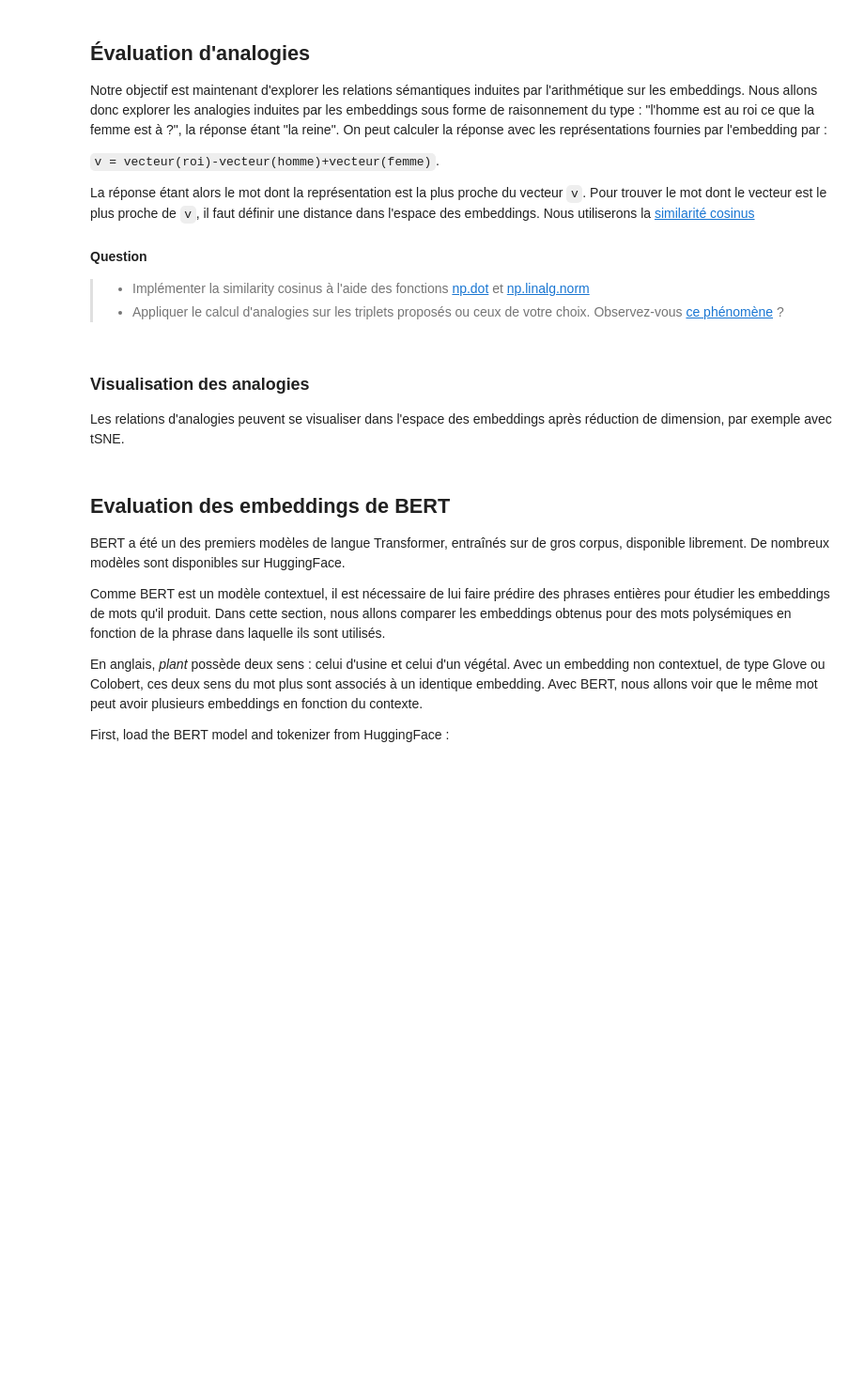
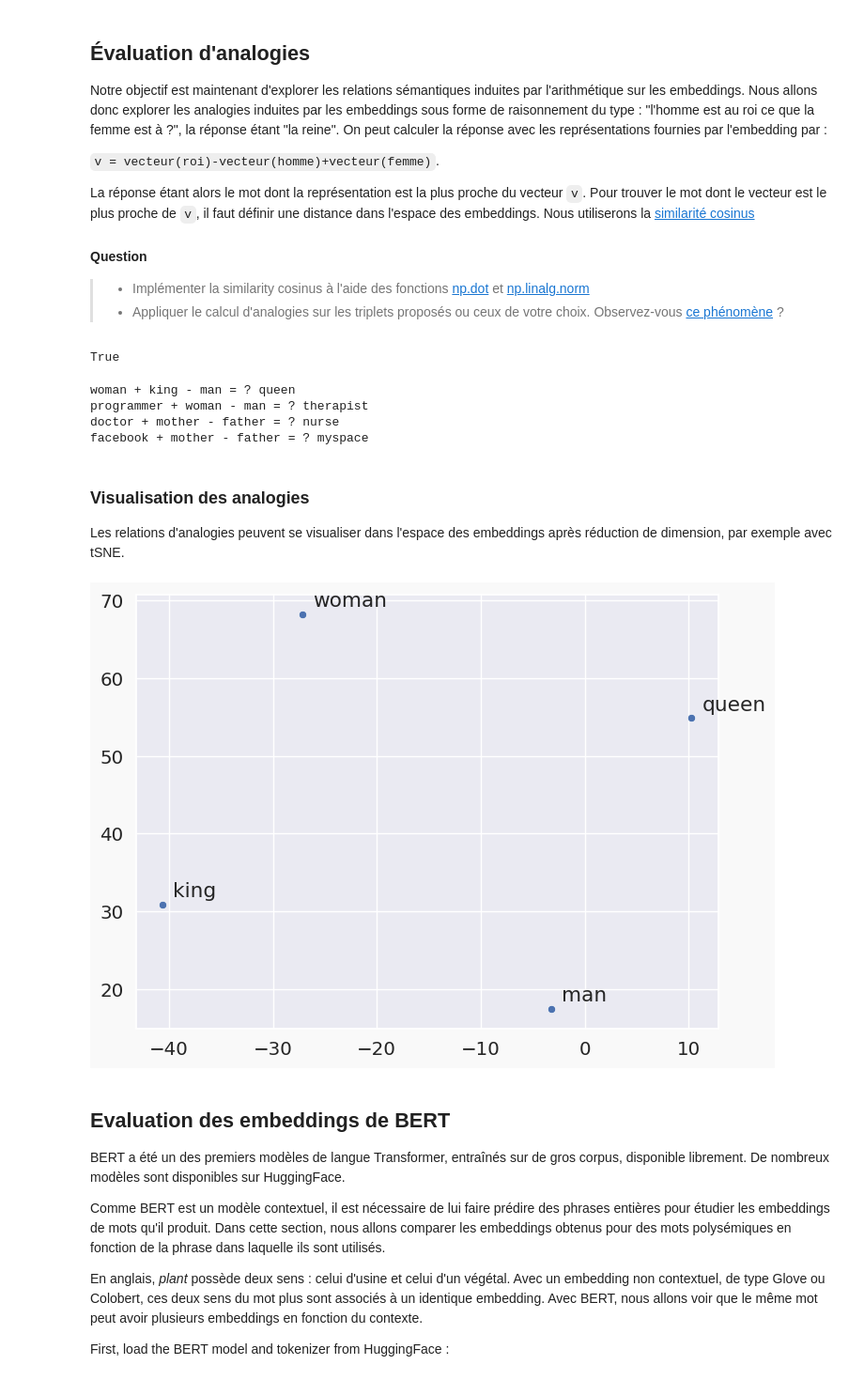
Before and after one commit to tonylauze/nlp-lab-text-embedding, a Jupyter notebook: Embeddings_20024.ipynb, the cells around one changed output. Shown: that part at 94% size. Drawn from its saved outputs; the diff is of its cells as text; code cells hidden in the pictures; blank space fills up the shorter version.

```diff
--- a/Embeddings_20024.ipynb
+++ b/Embeddings_20024.ipynb
@@ -325,0 +351,22 @@ for embeddings_name, embeddings in [('collobert', collobert_embeddings), ('glove
+# %%
+from polyglot.mapping import Embedding
+import numpy as np
+
+results_similarity = []
+
+# Charger les embeddings en utilisant la fonction Embedding.from_glove de Polyglot
+glove_embed = Embedding.from_glove('data/glove.6B.50d.txt')
+collobert_embed = Embedding.from_glove('data/collobert.txt')
+
+for embeddings_name, embeddings in [('collobert', collobert_embed), ('glove', glove_embed)]:
+    # Loop on datasets
+    for name, dataset in similarity_tasks.items():
+        # Compute similarity
+        score = similarity.evaluate_similarity(embeddings, dataset.X, dataset.y)
+
+        # Store the result in the list as a dictionary
+        similarity_results.append({'Embeddings': embeddings_name, 'Dataset': name, 'Score': score})
+
+# Print the results
+for result in similarity_results:
+    print(result)
@@ -365,9 +433,16 @@ La réponse étant alors le mot dont la représentation est la plus proche du ve
 #### Question
 >* Implémenter la similarity cosinus à l'aide des fonctions [np.dot](https://docs.scipy.org/doc/numpy/reference/generated/numpy.dot.html#numpy.dot) et [np.linalg.norm](https://docs.scipy.org/doc/numpy/reference/generated/numpy.linalg.norm.html#numpy.linalg.norm)
 >* Appliquer le calcul d'analogies sur les triplets proposés ou ceux de votre choix. Observez-vous [ce phénomène](https://arxiv.org/pdf/1607.06520.pdf) ?
+# %%
+print('woman' in collobert_embeddings.vocabulary)
+# %% [output]
+True
 # %%
 def my_cosine_similarity(a,b):
-    # YOUR CODE HERE
+    return np.dot(a, b) / (np.linalg.norm(a) * np.linalg.norm(b))
+
+glove_embeddings = Embedding.from_glove('data/glove.6B.50d.txt')
+collobert_embeddings = Embedding.from_glove('data/collobert.txt')
 
 def sorted_by_similarity(word_embeddings, base_vector):
     """Returns words sorted by cosine distance to a given vector, most similar first"""
@@ -392,7 +467,7 @@ pairs = [(['man', 'woman'], 'king'),
 words_and_responses = []
 
 # Note : you may need to update the following line with your Polyglot Embeddings
-for embeddings_name, embeddings in [('collobert', collobert_embeddings), ('glove', glove_embeddings)]:
+for embeddings_name, embeddings in [('glove', glove_embeddings)]:
     for pair in pairs:
         word_1, word_2, word_3 = pair[0][0], pair[0][1], pair[1]
 
@@ -404,30 +479,38 @@ for embeddings_name, embeddings in [('collobert', collobert_embeddings), ('glove
 
         print("{} + {} - {} = ? {}".format(word_2, word_3, word_1, closest[0][1]))
         words_and_responses += [word_1, word_2, word_3,closest[0][1]]
+# %% [output]
+woman + king - man = ? queen
+programmer + woman - man = ? therapist
+doctor + mother - father = ? nurse
+facebook + mother - father = ? myspace
 # %% [markdown]
 ### Visualisation des analogies
 
 Les relations d'analogies peuvent se visualiser dans l'espace des embeddings après réduction de dimension, par exemple avec tSNE.
 # %%
+from sklearn.manifold import TSNE
 # Note : you may need to update the following line with your Polyglot Embeddings
-for embeddings_name, embeddings in [('collobert', collobert_embeddings), ('glove', glove_embeddings)]:
+for embeddings_name, embeddings in [('glove', glove_embeddings)]:
 
     word_vectors = np.array([embeddings[word] for word in words_and_responses[:4]])
 
     tsne = TSNE(n_components=2, random_state=0, n_iter=1000, perplexity=3.0)
     np.set_printoptions(suppress=True)
     T = tsne.fit_transform(word_vectors)
 
     fig = plt.figure()
     fig.patch.set_facecolor('#f9f9f9')
 
     sns.set(rc={'figure.figsize':(6, 6)})
     sns.set(font_scale=1.3)
 
     sns.scatterplot(x=T[:, 0], y=T[:, 1])
 
     for label, x, y in zip(words_and_responses, T[:, 0], T[:, 1]):
         plt.annotate(label, xy=(x+1, y+1), xytext=(0, 0), textcoords='offset points')
+# %% [output]
+[figure, added]
 # %% [markdown]
 ## Evaluation des embeddings de BERT
 
```
Also changed, not shown: parts of 16 cells of this notebook.
